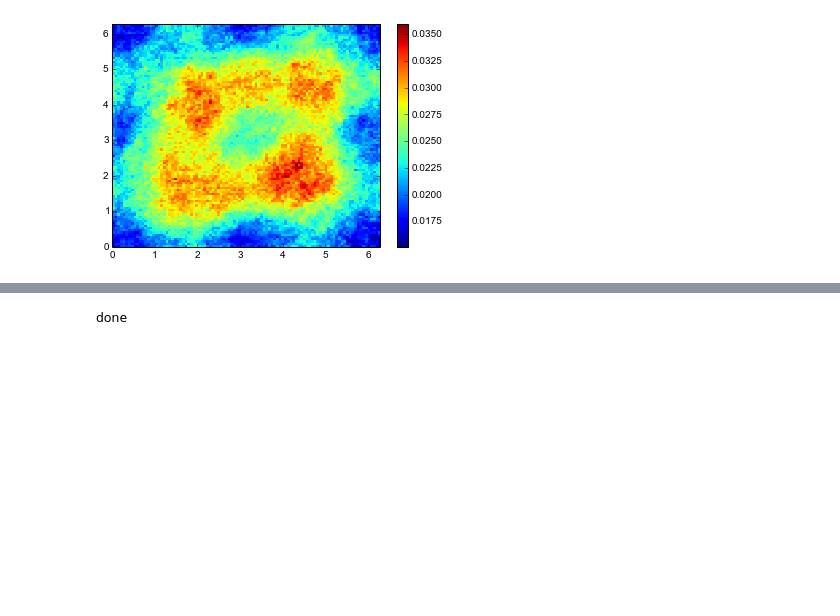
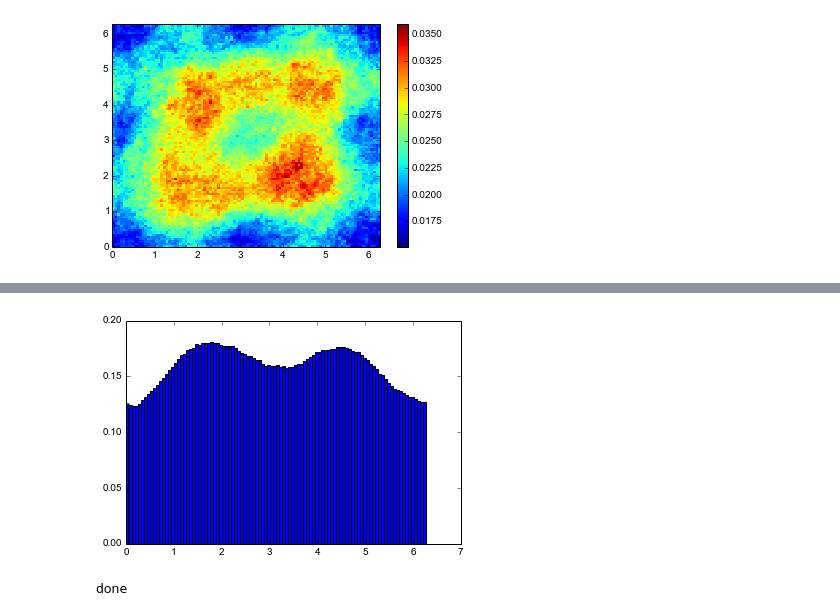
Before and after one commit to Danie1Johnson/research, a Jupyter notebook: BGMRBM test 3.ipynb, the cells around one changed output, grey strips where cells are left out. Cells and saved outputs as stored; diff of their text form; code cells hidden in the pictures; blank space fills up the shorter version.

```diff
--- a/BGMRBM test 3.ipynb
+++ b/BGMRBM test 3.ipynb
@@ -86,3 +91,8 @@ plt.colorbar()
+# %%
+hist_n_1 = plt.hist(z_n.stat_log[:,1], bins=100, normed=True)
+plt.savefig('test_3_n_y_'+date_time_str+'.png')
+# %% [output]
+[figure, added]
 # %%
 s_0 = z_0.sample(N=N, record_trace=False, record_stats=True)
 print 'done'
```
Also changed, not shown: parts of 8 cells of this notebook, 5 other files.
